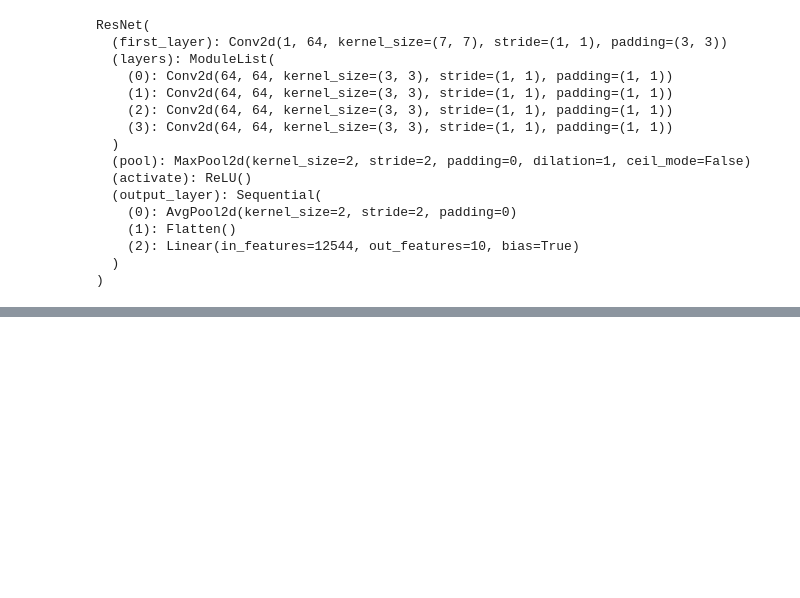
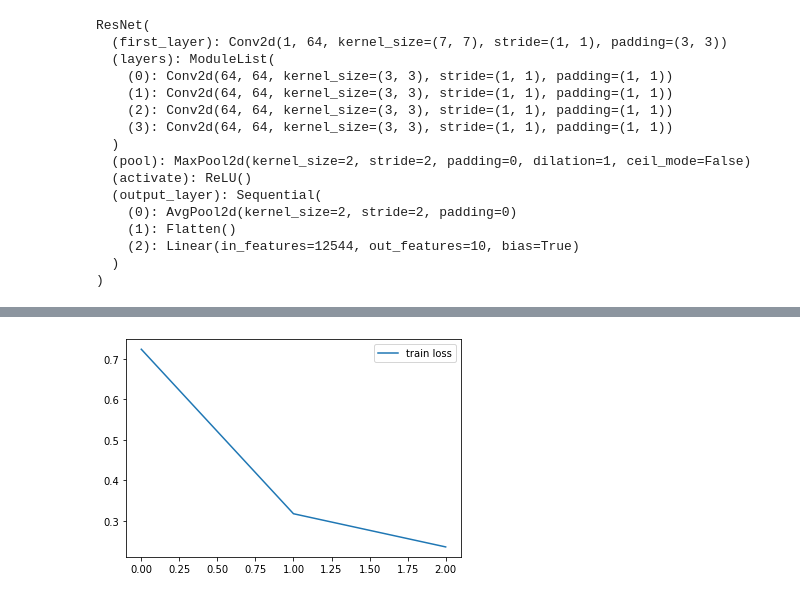
Before and after one commit to UnGast/pytorch_unet, a Jupyter notebook: test_resnet.ipynb, the cells around one changed output, grey strips where cells are left out. Cells and saved outputs as stored; diff of their text form; code cells hidden in the pictures; blank space fills up the shorter version.

```diff
--- a/test_resnet.ipynb
+++ b/test_resnet.ipynb
@@ -96,0 +67,4 @@ epoch 19 loss 0.04222208634018898
+# %%
+learner = Learner(model=model, train_loader=train_loader, valid_loader=None, cuda=True)
+# %%
+learner.train(n_epochs=3)
@@ -97 +89,5 @@ epoch 19 loss 0.04222208634018898
+# %%
+learner.plot_metrics()
+# %% [output]
+[figure, added]
 # %%
```
Also changed, not shown: parts of 12 cells of this notebook, 4 other files.
